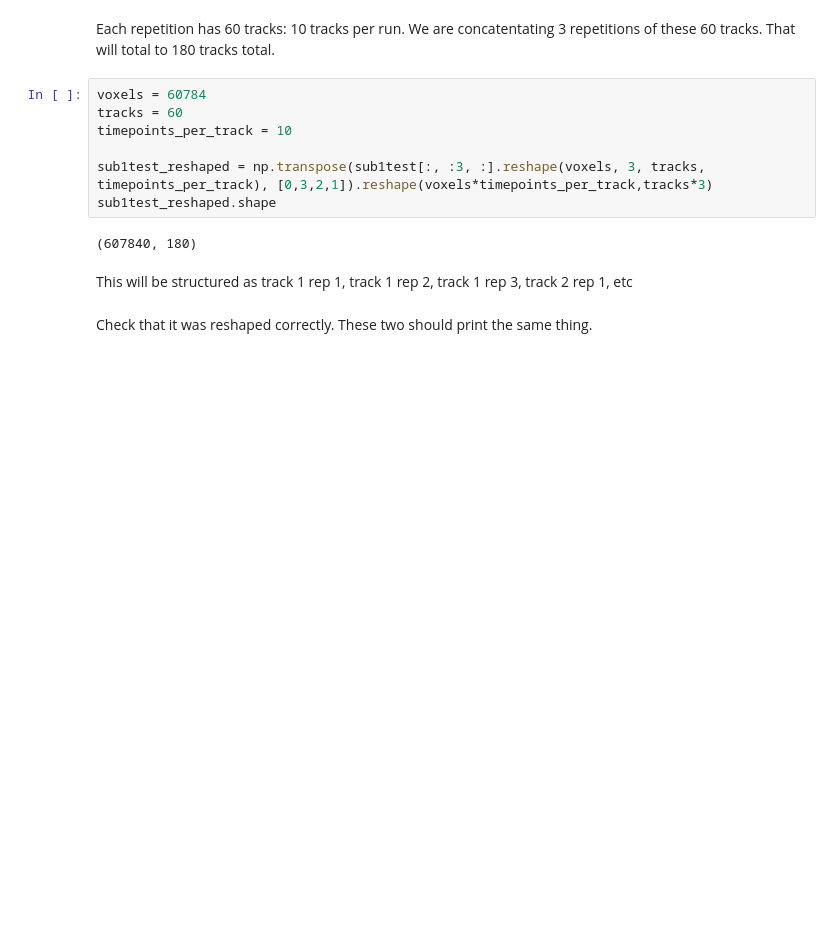
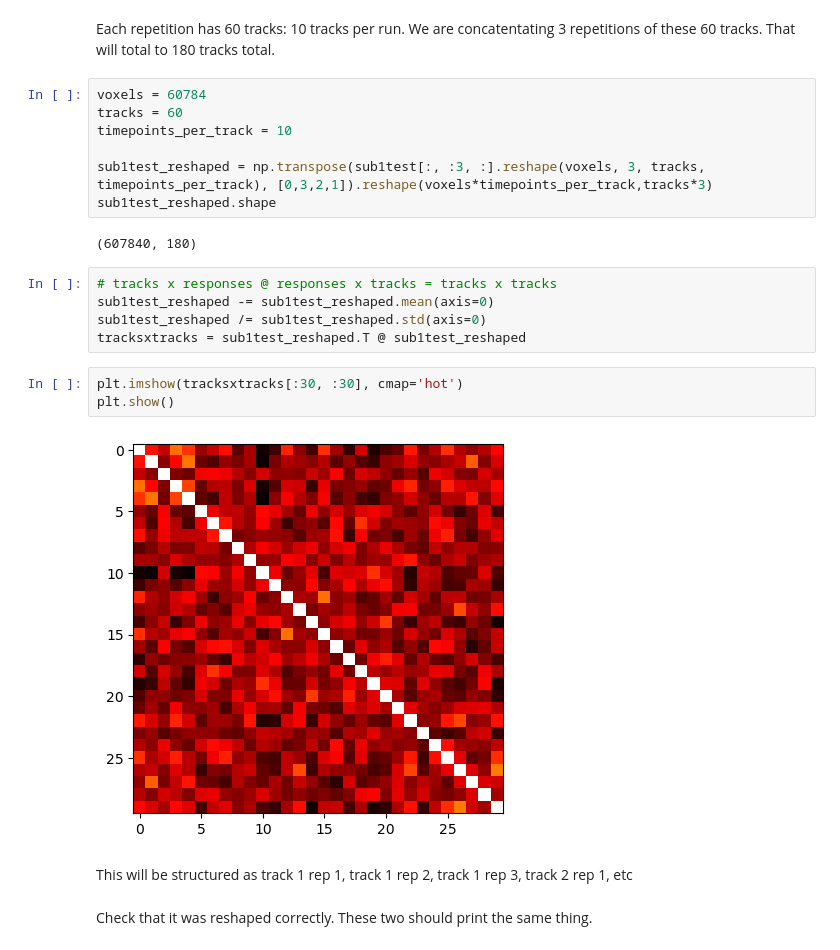
Before and after one commit to jenniarakaki/n120, a Jupyter notebook: log_regression.ipynb, the cells around one changed output. Saved outputs shown, nothing was run; the diff lists cells and outputs as text; blank space fills up the shorter version.

Commit message:
heatmap

```diff
--- a/log_regression.ipynb
+++ b/log_regression.ipynb
@@ -667,6 +667,16 @@ sub1test_reshaped = np.transpose(sub1test[:, :3, :].reshape(voxels, 3, tracks, t
 sub1test_reshaped.shape
 # %% [output]
 (607840, 180)
+# %%
+# tracks x responses @ responses x tracks = tracks x tracks
+sub1test_reshaped -= sub1test_reshaped.mean(axis=0)
+sub1test_reshaped /= sub1test_reshaped.std(axis=0)
+tracksxtracks = sub1test_reshaped.T @ sub1test_reshaped
+# %%
+plt.imshow(tracksxtracks[:30, :30], cmap='hot')
+plt.show()
+# %% [output]
+[figure, added]
 # %% [markdown]
 This will be structured as track 1 rep 1, track 1 rep 2, track 1 rep 3, track 2 rep 1, etc
 # %% [markdown]
```
Also changed, not shown: parts of 2 cells of this notebook, 1 other file.
